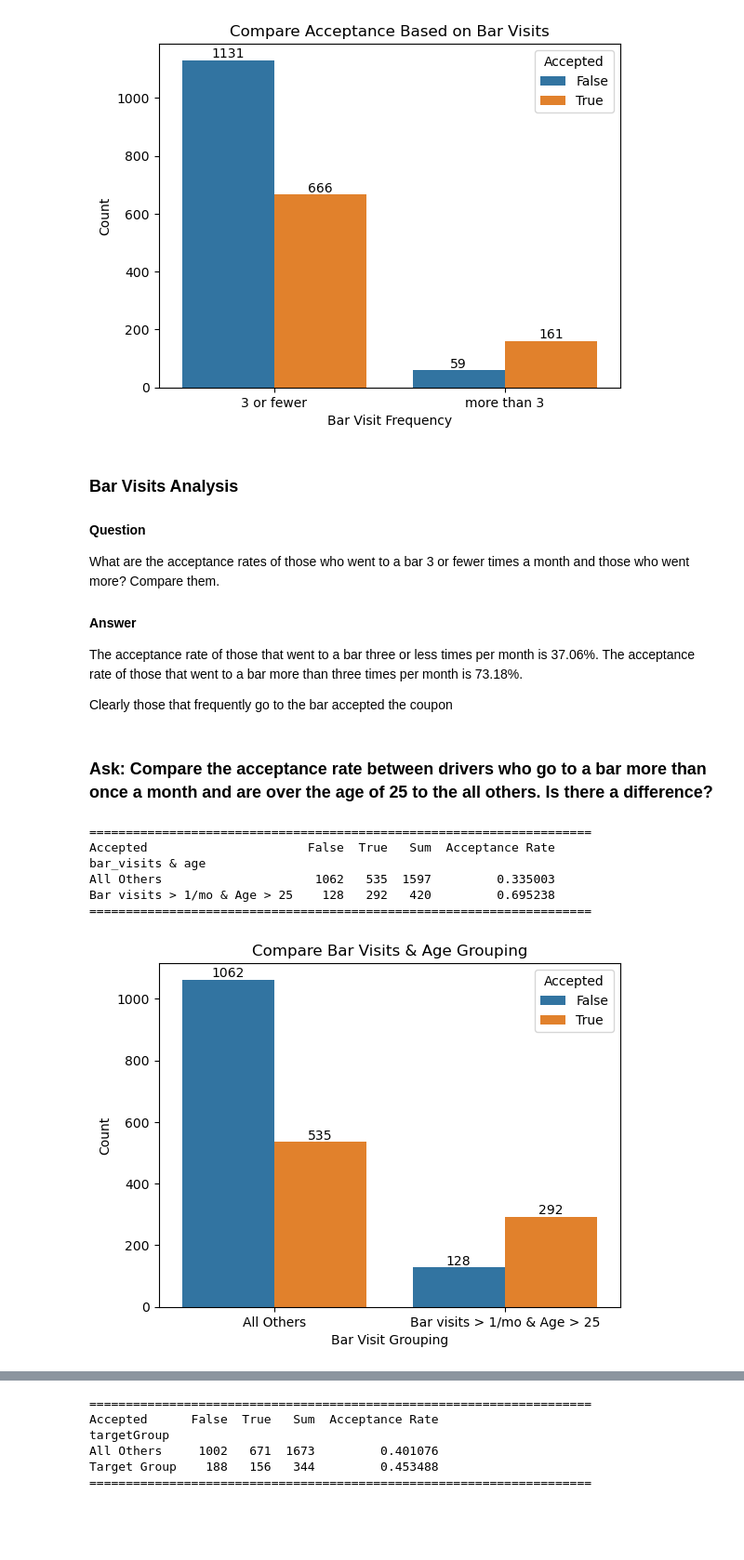
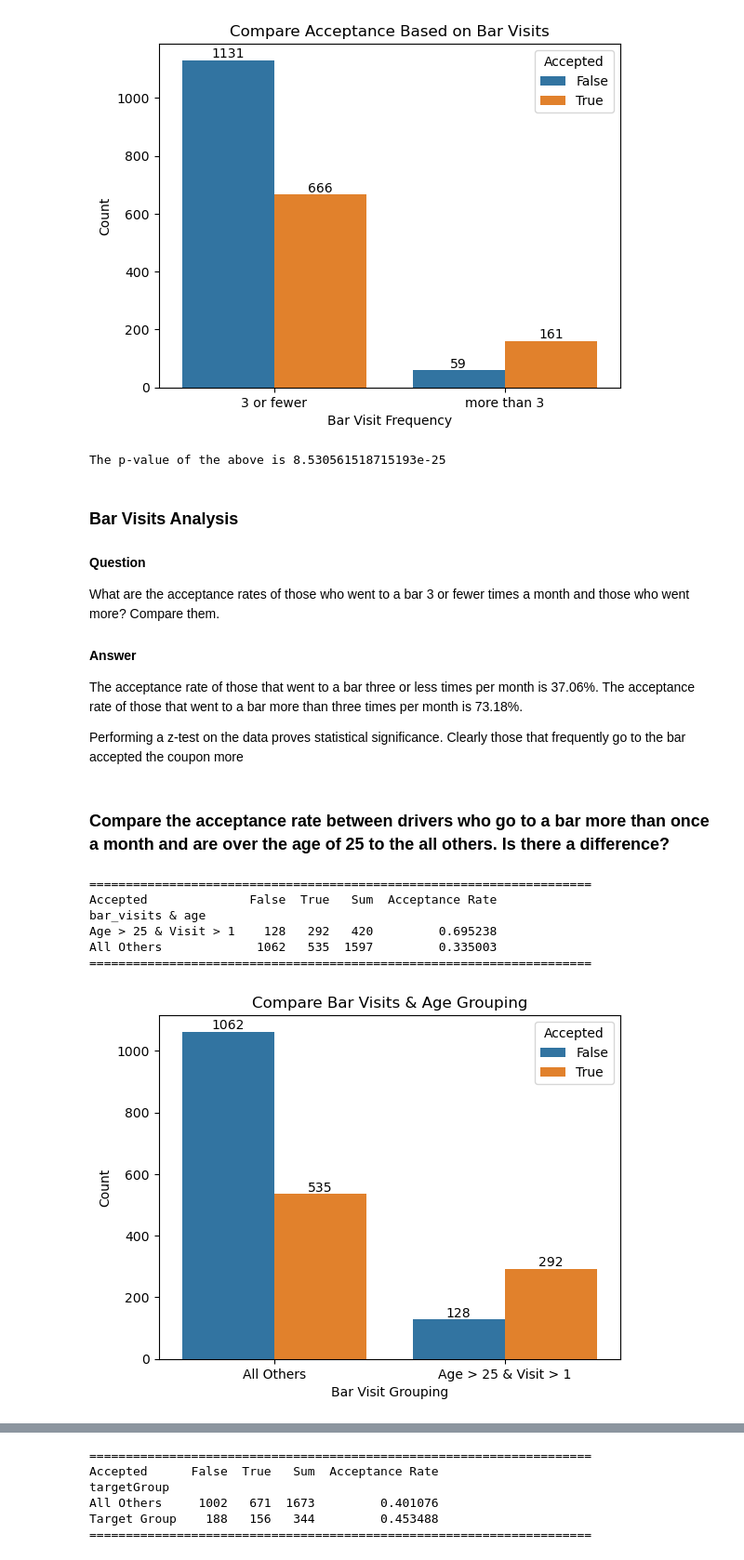
Before and after one commit to ngratzi/coupon_analysis, a Jupyter notebook: analysis.ipynb, the cells around one changed output, grey strips where cells are left out. Shown at 93% size. Drawn from its saved outputs; the diff is of its cells as text; code cells hidden in the pictures; blank space fills up the shorter version.

```diff
--- a/analysis.ipynb
+++ b/analysis.ipynb
@@ -199,3 +198,8 @@ There looks to be 74 duplicated rows. This is ok considering our dataset. It is
 # %% [markdown]
 ### Rename Columns and Values
 I will change the column name 'Y' to 'Accepted' and the values 1 to True and 0 to False for easier readability
+# %%
+data_cleaned.rename(columns={'Y': "Accepted"}, inplace=True)
+data_cleaned['Accepted'].replace([1,0], [True, False], inplace=True)
+data_cleaned['has_children'].replace([1,0], [True, False], inplace=True)
+data_cleaned[['Accepted', 'has_children']].sample(5)
@@ -380,6 +401,14 @@ bar_visits
 more than 3     59   161   220         0.731818
 ================================================
 [figure]
+# %%
+count = [666, 161]
+nobs = [1797, 220]
+
+stat, pval = proportions_ztest(count, nobs)
+print(f'The p-value of the above is {pval}')  # If pval < 0.05, the difference is statistically significant
+# %% [output]
+The p-value of the above is 8.530561518715193e-25
 # %% [markdown]
 ### Bar Visits Analysis
 
@@ -391,41 +420,41 @@ What are the acceptance rates of those who went to a bar 3 or fewer times a mont
 The acceptance rate of those that went to a bar three or less times per month is 37.06%.
 The acceptance rate of those that went to a bar more than three times per month is 73.18%.
 
-Clearly those that frequently go to the bar accepted the coupon
+Performing a z-test on the data proves statistical significance. Clearly those that frequently go to the bar accepted the coupon more
 # %% [markdown]
-### Ask: Compare the acceptance rate between drivers who go to a bar more than once a month and are over the age of 25 to the all others.  Is there a difference?
+### Compare the acceptance rate between drivers who go to a bar more than once a month and are over the age of 25 to the all others.  Is there a difference?
 # %%
 # df_bar['age'].value_counts()
 
 # fn to group the data
-def groupBarVisitsAndAge(Bar, age):
+def targetGroup(Bar, age):
     # go to a bar more than once a month and are over the age of 25
     if Bar in ['1~3','4~8', 'gt8'] and age not in ['below21', '21']:
-        return 'Bar visits > 1/mo & Age > 25'
+        return 'Age > 25 & Visit > 1'
     else:
         return 'All Others'
 
-df_bar['bar_visits & age'] = df_bar[['Bar', 'age']].apply(lambda x: groupBarVisitsAndAge(*x), axis=1)
+df_bar['bar_visits & age'] = df_bar[['Bar', 'age']].apply(lambda x: targetGroup(*x), axis=1)
 
 fig = sns.countplot(df_bar, x='bar_visits & age', hue='Accepted')
 fig.bar_label(container=fig.containers[False])
 fig.bar_label(container=fig.containers[True])
 plt.title('Compare Bar Visits & Age Grouping')
 plt.xlabel('Bar Visit Grouping')
 plt.ylabel('Count')
 
 # Create table comparing bar_visits to acceptance
 ct = pd.crosstab(df_bar['bar_visits & age'], df_bar['Accepted'])
 ct['Sum'] = ct[False] + ct[True]
 ct['Acceptance Rate'] = ct[True] / ct['Sum']
 print('=====================================================================')
 print(ct)
 print('=====================================================================')
 # %% [output]
 =====================================================================
-Accepted                      False  True   Sum  Acceptance Rate
+Accepted              False  True   Sum  Acceptance Rate
 bar_visits & age
-All Others                     1062   535  1597         0.335003
-Bar visits > 1/mo & Age > 25    128   292   420         0.695238
+Age > 25 & Visit > 1    128   292   420         0.695238
+All Others             1062   535  1597         0.335003
 =====================================================================
-[figure, old version]
+[figure, new version]
```
Also changed, not shown: parts of 44 cells of this notebook.
